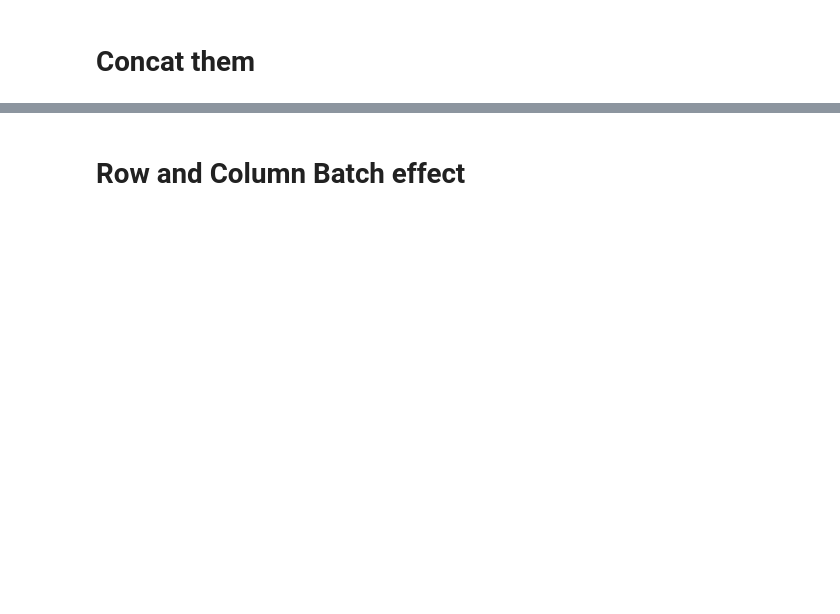
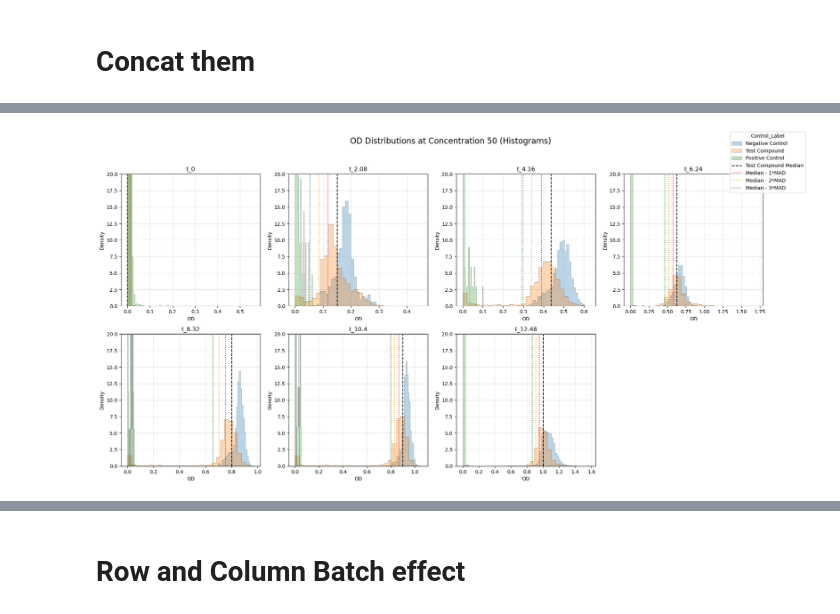
Before and after one commit to ethankreuzer/local_growthcurve, a Jupyter notebook: Well_Plate_effects.ipynb, the cells around one changed output, grey strips where cells are left out. Saved outputs shown, nothing was run; the diff lists cells and outputs as text; code cells hidden in the pictures; blank space fills up the shorter version.

```diff
--- a/Well_Plate_effects.ipynb
+++ b/Well_Plate_effects.ipynb
@@ -192,0 +224,75 @@ df_concat
+# %%
+import matplotlib.pyplot as plt
+
+def plot_hist_od_distributions(df, concentration, max_density):
+    timepoints = ['t_0', 't_2.08', 't_4.16', 't_6.24', 't_8.32', 't_10.4', 't_12.48']
+    labels = [-1, 0, 1]
+    colors = { -1: '#1f77b4', 0: '#ff7f0e', 1: '#2ca02c' }
+    label_names = {-1: "Negative Control", 0: "Test Compound", 1: "Positive Control"}
+
+    # Filter the data based on the given concentration
+    df_sub = df[df['Concentration'] == concentration]
+
+    fig, axes = plt.subplots(nrows=2, ncols=4, figsize=(20, 10))
+    axes = axes.flatten()
+
+    for i, time in enumerate(timepoints):
+        ax = axes[i]
+        # Plot histograms for each control label group
+        for label in labels:
+            subset = df_sub[df_sub['Control_Label'] == label]
+            ax.hist(
+                subset[time],
+                bins=30,
+                alpha=0.3,
+                density=True,
+                label=label_names[label],  # Use descriptive label names
+                color=colors[label],
+                histtype='stepfilled',
+                edgecolor='black',
+                linewidth=0.7
+            )
+        # Calculate median and MAD for Test Compounds at the current timepoint (Control_Label == 0)
+        #test_subset = df_sub[df_sub['Control_Label'] == 0]
+        test_subset = df_sub[df_sub['Control_Label'] != 1]
+
+        median_val = test_subset[time].median()
+        mad_val = np.median(np.abs(test_subset[time].dropna() - median_val))
+        print(f'{concentration} median_val - 2 * mad_val: {median_val - 2 * mad_val}')
+
+        # Plot vertical lines for the median and median minus 1, 2, and 3 MAD.
+        # Label the lines only on the first subplot to avoid duplicate entries in the legend.
+        if i == 0:
+            ax.axvline(median_val, color='black', linestyle='--', linewidth=1.5, label='Test Compound Median')
+            ax.axvline(median_val - mad_val, color='red', linestyle=':', linewidth=1.5, label='Median - 1*MAD')
+            ax.axvline(median_val - 2 * mad_val, color='orange', linestyle=':', linewidth=1.5, label='Median - 2*MAD')
+            ax.axvline(median_val - 3 * mad_val, color='green', linestyle=':', linewidth=1.5, label='Median - 3*MAD')
+        else:
+            ax.axvline(median_val, color='black', linestyle='--', linewidth=1.5)
+            ax.axvline(median_val - mad_val, color='red', linestyle=':', linewidth=1.5)
+            ax.axvline(median_val - 2 * mad_val, color='orange', linestyle=':', linewidth=1.5)
+            ax.axvline(median_val - 3 * mad_val, color='green', linestyle=':', linewidth=1.5)
+
+        ax.set_title(f'{time}')
+        ax.set_xlabel('OD')
+        ax.set_ylabel('Density')
+        ax.grid(True, linestyle='--', alpha=0.5)
+
+        # Set the y-axis limit to ensure consistency across subplots
+        ax.set_ylim(0, max_density)
+
+    # Remove any extra subplots
+    for j in range(len(timepoints), len(axes)):
+        fig.delaxes(axes[j])
+
+    # Get handles and update the legend based on the descriptive labels and added vertical lines
+    handles, legend_labels = axes[0].get_legend_handles_labels()
+    fig.legend(handles, legend_labels, loc='upper right', title='Control_Label')
+
+    fig.suptitle(f'OD Distributions at Concentration {concentration} (Histograms)', fontsize=16)
+    plt.tight_layout(rect=[0, 0, 0.95, 0.95])
+    #plt.savefig(f'/home/ethan/GrowthCurve/plots/OD_control_dist_{concentration}.png')
+    plt.show()
+
+plot_hist_od_distributions(comb_df, 50, 20)
+# %% [output]
@@ -192,0 +306 @@ df_concat
+[figure, added]
```
Also changed, not shown: parts of 56 cells of this notebook.
